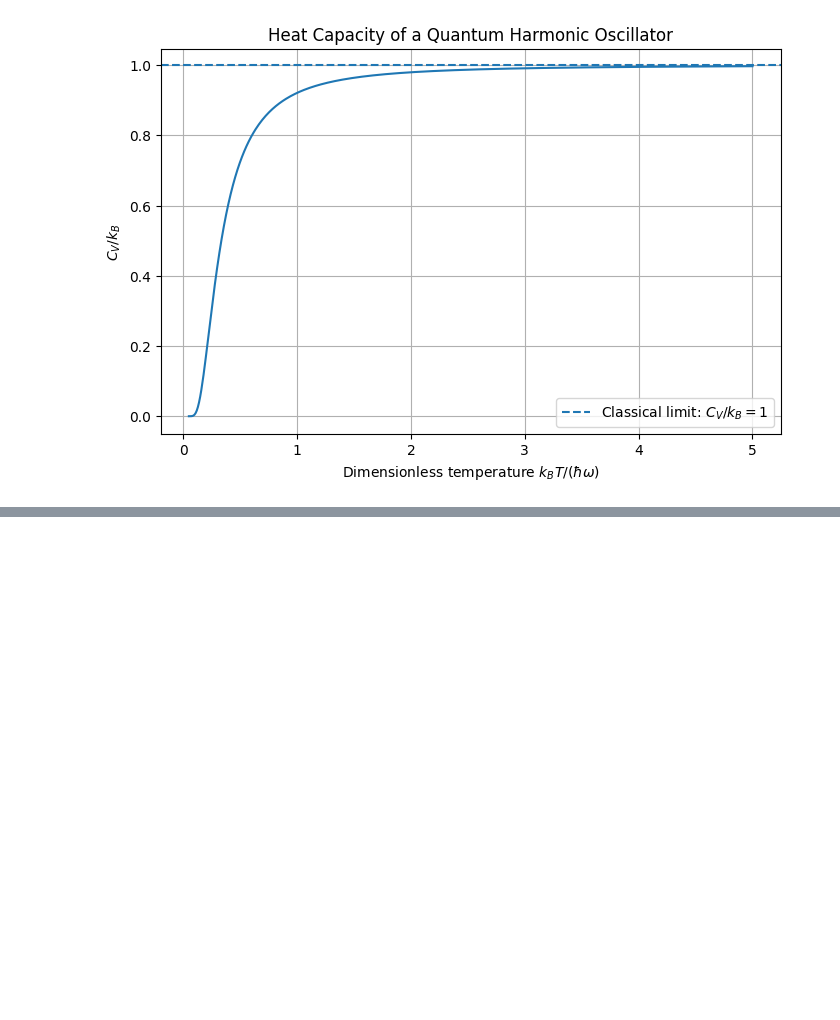
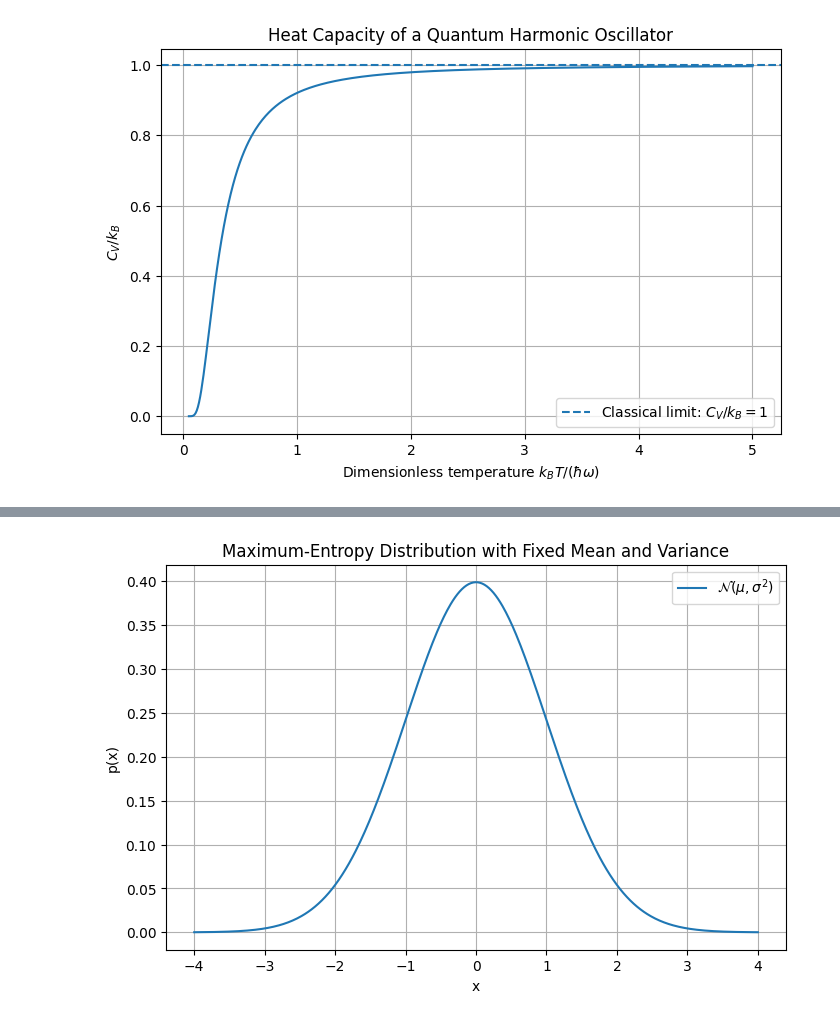
Before and after one commit to baanujan-18/Statistical-Learning-e20030, a Jupyter notebook: Assignment_08.ipynb, the cells around one changed output, grey strips where cells are left out. Drawn from its saved outputs; the diff is of its cells as text; code cells hidden in the pictures; blank space fills up the shorter version.

```diff
--- a/Assignment_08.ipynb
+++ b/Assignment_08.ipynb
@@ -722,0 +1072,44 @@ plt.show()
+# %%
+import numpy as np
+import matplotlib.pyplot as plt
+
+# Choose values for the mean and standard deviation
+mu = 0.0
+sigma = 1.0
+
+# Generate x-values
+x = np.linspace(
+    mu - 4 * sigma,
+    mu + 4 * sigma,
+    500
+)
+
+# Maximum-entropy Gaussian density
+p = (
+    1 / np.sqrt(2 * np.pi * sigma**2)
+    * np.exp(
+        -(x - mu)**2 / (2 * sigma**2)
+    )
+)
+
+plt.figure(figsize=(8, 5))
+
+plt.plot(
+    x,
+    p,
+    label=r"$\mathcal{N}(\mu,\sigma^2)$"
+)
+
+plt.xlabel("x")
+plt.ylabel("p(x)")
+
+plt.title(
+    "Maximum-Entropy Distribution "
+    "with Fixed Mean and Variance"
+)
+
+plt.grid(True)
+plt.legend()
+plt.show()
+# %% [output]
+[figure, added]
```
Also changed, not shown: parts of 3 cells of this notebook.
